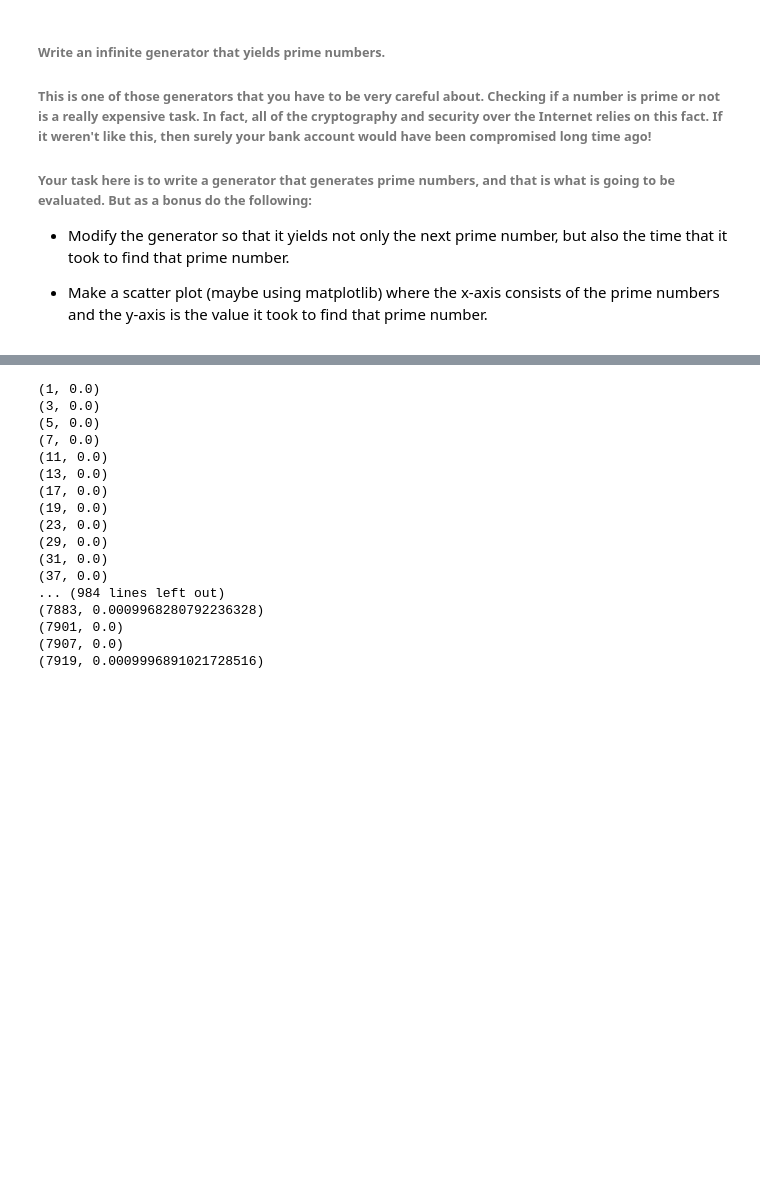
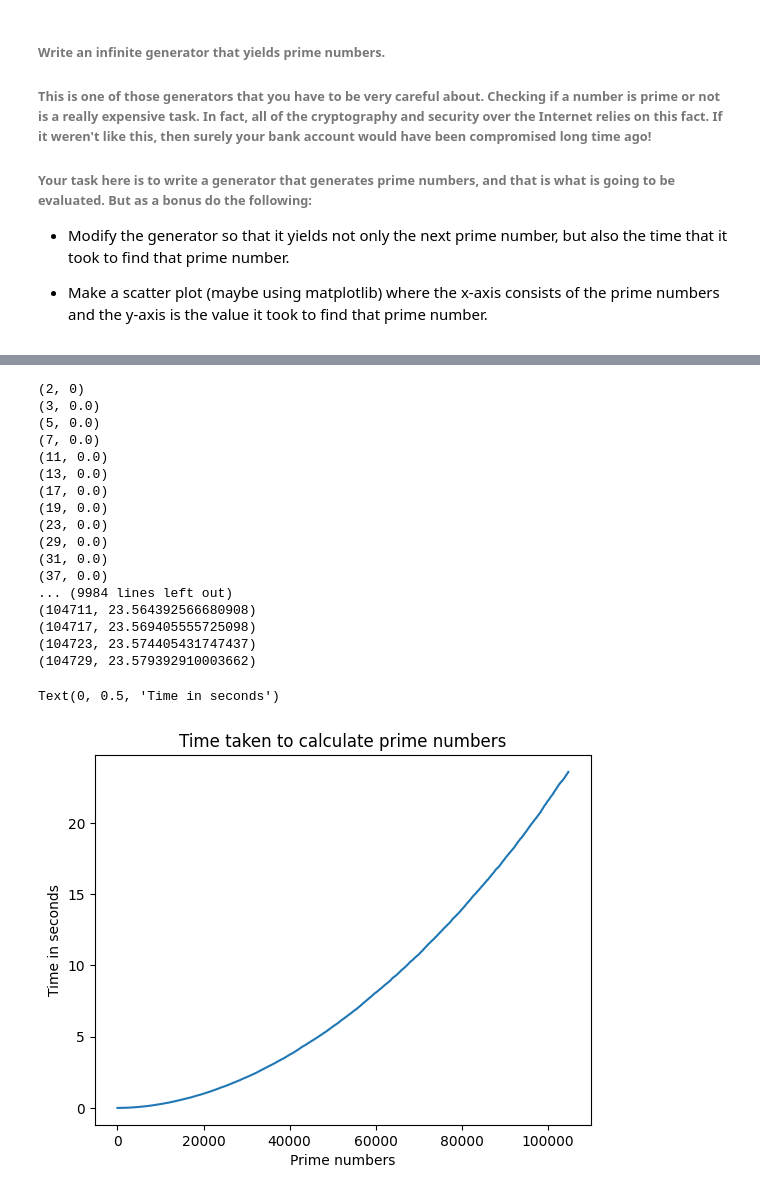
Before and after one commit to FS-coding/advanced-python-skills-course, a Jupyter notebook: notebooks/09b_Prime numbers.ipynb, the cells around one changed output, grey strips where cells are left out. Saved outputs shown, nothing was run; the diff lists cells and outputs as text; code cells hidden in the pictures; blank space fills up the shorter version.

Commit message:
prime numbers

```diff
--- a/notebooks/09b_Prime numbers.ipynb
+++ b/notebooks/09b_Prime numbers.ipynb
@@ -16,9 +14,9 @@ ModuleNotFoundError: No module named 'matplotlib'
 # %%
 def prime_numbers():
-    x = 1
-
+    start_time = time.time()
+    x = 3
+    yield (2, 0)
     while True:
-        start_time = time.time()
         is_prime = True
         if x % 2 == 0:
             x += 2
@@ -39,12 +34,16 @@ y = []
+# %%
+primes = []
+seconds = []
 # %%
-prime = prime_numbers()
+prime_numbers = prime_numbers()
 # %%
-for x in range(1000):
-    n = next(prime)
-    x.append(n[0])
-    y.append(n[1])
+for i in range(10000):
+    result = next(prime_numbers)
+    print(result)
+    primes.append(result[0])
+    seconds.append(result[1])
 # %% [output]
-(1, 0.0)
+(2, 0)
 (3, 0.0)
 (5, 0.0)
 (7, 0.0)
@@ -56,13 +55,16 @@ for x in range(1000):
 (29, 0.0)
 (31, 0.0)
 (37, 0.0)
-... (984 lines left out)
-(7883, 0.0009968280792236328)
-(7901, 0.0)
-(7907, 0.0)
-(7919, 0.0009996891021728516)
+... (9984 lines left out)
+(104711, 23.564392566680908)
+(104717, 23.569405555725098)
+(104723, 23.574405431747437)
+(104729, 23.579392910003662)
 # %%
-plt.plot(x,y)
+plt.plot(primes, seconds)
 plt.title("Time taken to calculate prime numbers")
 plt.xlabel("Prime numbers")
 plt.ylabel("Time in seconds")
+# %% [output]
+Text(0, 0.5, 'Time in seconds')
+[figure, added]
```
Also changed, not shown: parts of 2 cells of this notebook.
